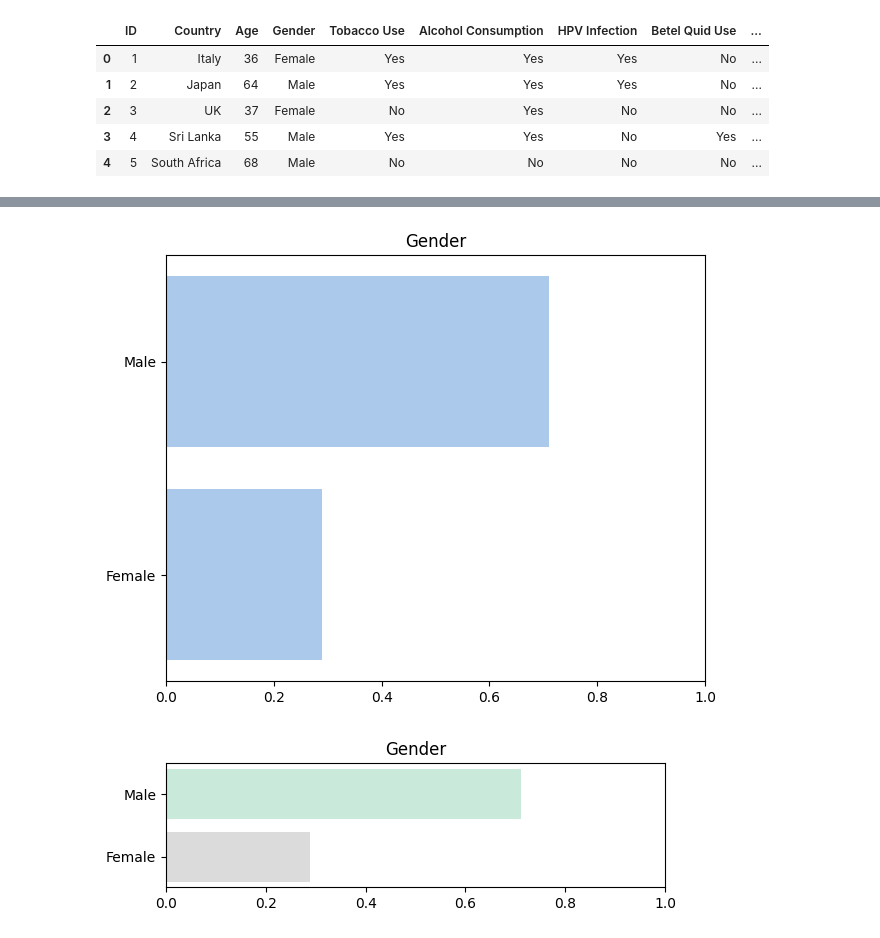
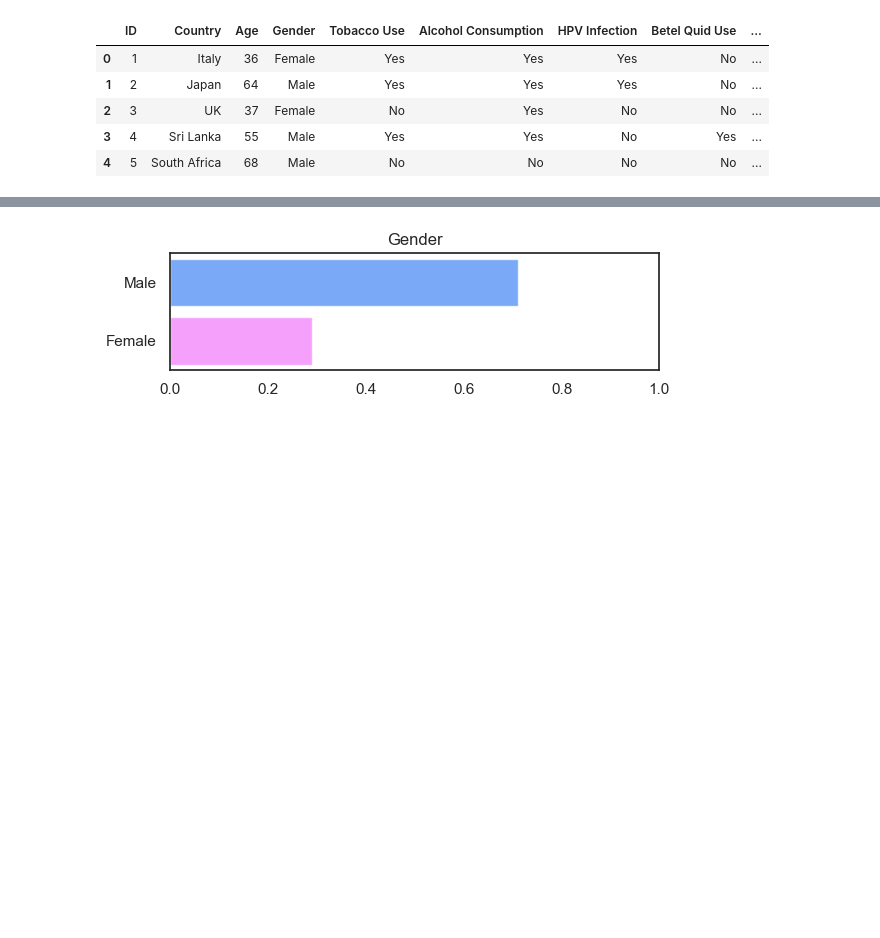
Before and after one commit to andreeriga/Scientific-Visualization-Magistrale, a Jupyter notebook: notebooks/oral.ipynb, the cells around one changed output, grey strips where cells are left out. Drawn from its saved outputs; the diff is of its cells as text; code cells hidden in the pictures; blank space fills up the shorter version.

```diff
--- a/notebooks/oral.ipynb
+++ b/notebooks/oral.ipynb
@@ -73,39 +110,30 @@ Passing `palette` without assigning `hue` is deprecated and will be removed in v
 # %%
 col = "Gender"
 serie = df[col].value_counts(normalize=True)
 serie.sort_values(inplace=True, ascending=False)
-sns.set_color_codes("pastel")
-sns.barplot(x= serie.values, y= [x for x in list(serie.index)], orient='h', color="b")
-plt.xlabel('')
-plt.ylabel('')
-plt.xlim(0, 1.0)
-plt.tight_layout()
-plt.title(col)
-plt.show()
 
-# Matplotlib equivalente al grafico seaborn precedente
+# Palette pastel
+colors = [(66/255, 135/255, 245/255), (242/255, 121/255, 252/255)]
+
 fig, ax = plt.subplots(figsize=(6, max(2, 0.35 * len(serie))))
 labels = list(serie.index)
 values = list(serie.values)
 y_pos = np.arange(len(labels))
 
-# palette pastel
-cmap = plt.get_cmap("Pastel2")
-colors = [cmap(i / max(1, len(labels) - 1)) for i in range(len(labels))]
+# Se ci sono più barre che colori, ripeti la lista dei colori
+bar_colors = [colors[i % len(colors)] for i in range(len(labels))]
 
-bars = ax.barh(y_pos, values, color=colors, alpha=0.7)
+bars = ax.barh(y_pos, values, color=bar_colors, alpha=0.7)
 ax.set_yticks(y_pos)
 ax.set_yticklabels(labels)
-ax.invert_yaxis()  # mantengo ordine simile a seaborn
+ax.invert_yaxis()  # ordine simile a seaborn
 ax.set_xlabel("")
 ax.set_ylabel("")
 ax.set_xlim(0, 1.0)
 ax.set_title(col)
 plt.tight_layout()
-
 plt.show()
 # %% [output]
-[figure, old version]
+[figure, new version]
-[figure, removed]
 # %%
 plt.figure(figsize=(10,5))
```
Also changed, not shown: parts of 12 cells of this notebook.
